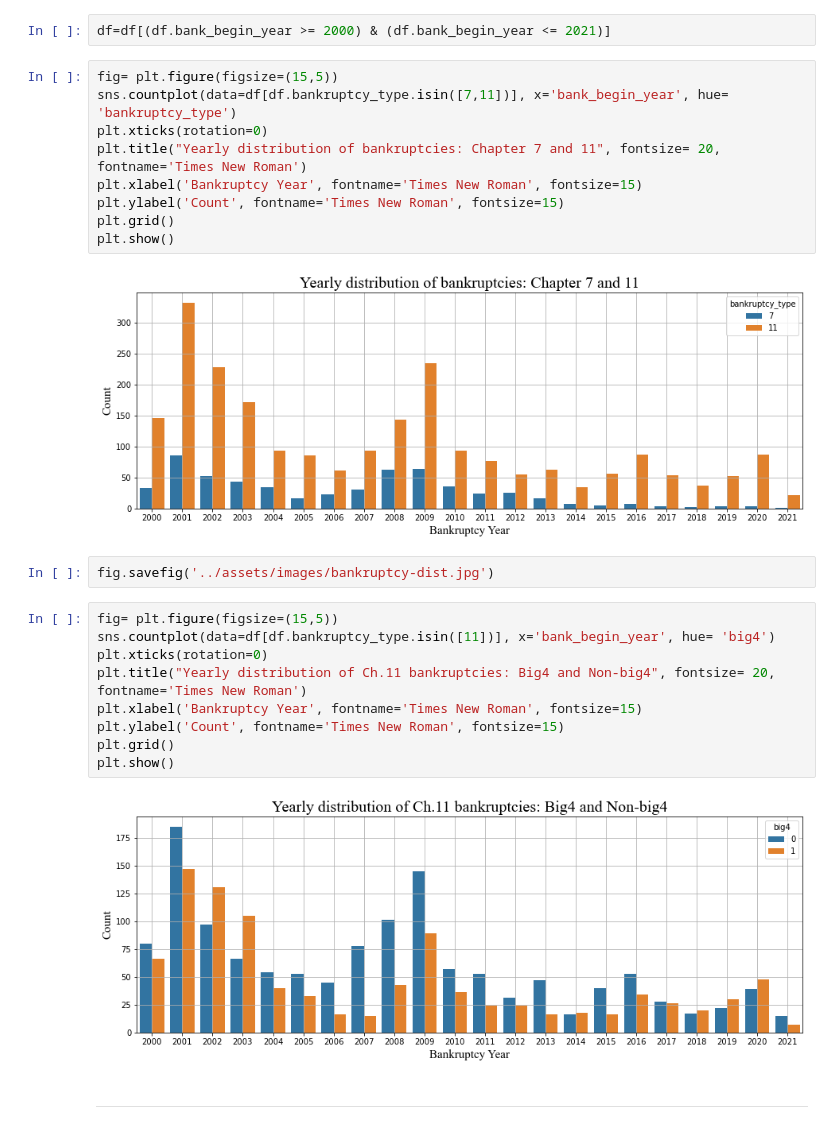
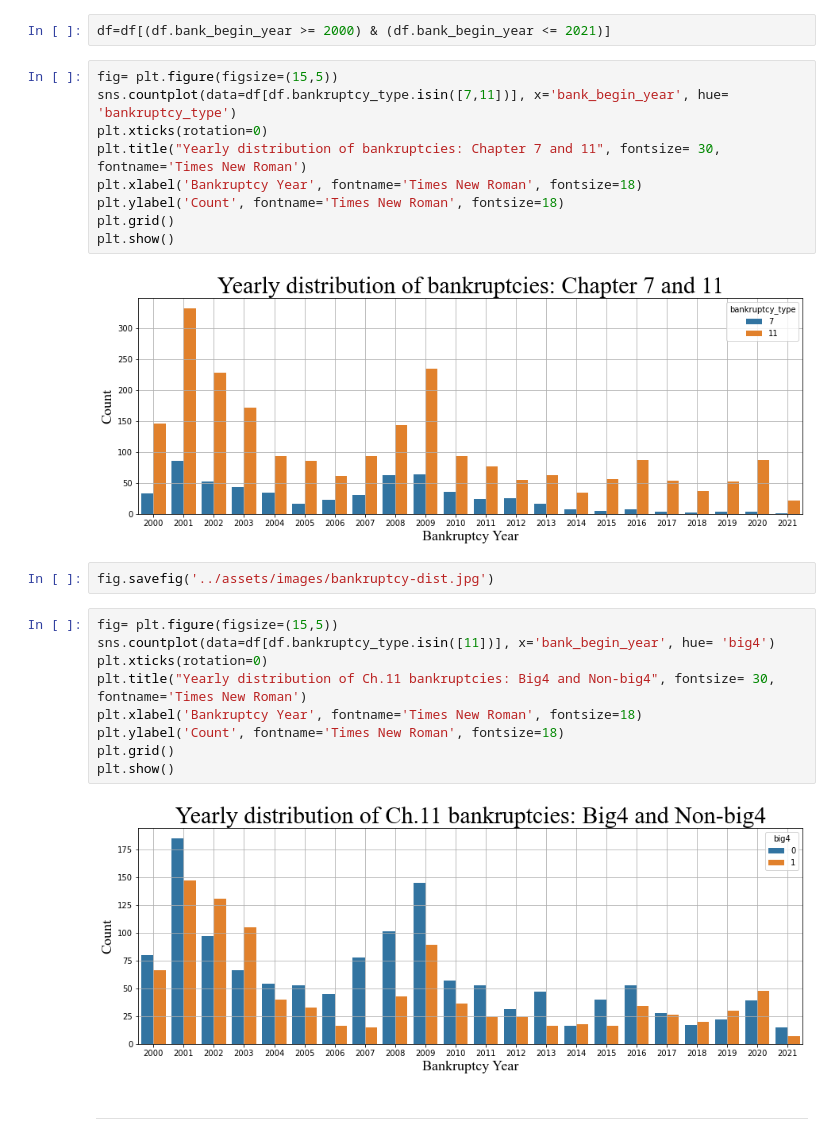
Before and after one commit to jaeyoonyu/jaeyoonyu.github.io, a Jupyter notebook: _code/wrds-download-AuditAnalytics-bankrupt.ipynb, the cells around one changed output. Cells and saved outputs as stored; diff of their text form.

```diff
--- a/_code/wrds-download-AuditAnalytics-bankrupt.ipynb
+++ b/_code/wrds-download-AuditAnalytics-bankrupt.ipynb
@@ -233,26 +222,26 @@ df=df[(df.bank_begin_year >= 2000) & (df.bank_begin_year <= 2021)]
 fig= plt.figure(figsize=(15,5))
 sns.countplot(data=df[df.bankruptcy_type.isin([7,11])], x='bank_begin_year', hue= 'bankruptcy_type')
 plt.xticks(rotation=0)
-plt.title("Yearly distribution of bankruptcies: Chapter 7 and 11", fontsize= 20, fontname='Times New Roman')
-plt.xlabel('Bankruptcy Year', fontname='Times New Roman', fontsize=15)
-plt.ylabel('Count', fontname='Times New Roman', fontsize=15)
+plt.title("Yearly distribution of bankruptcies: Chapter 7 and 11", fontsize= 30, fontname='Times New Roman')
+plt.xlabel('Bankruptcy Year', fontname='Times New Roman', fontsize=18)
+plt.ylabel('Count', fontname='Times New Roman', fontsize=18)
 plt.grid()
 plt.show()
 # %% [output]
-[figure, old version]
+[figure, new version]
 # %%
 fig.savefig('../assets/images/bankruptcy-dist.jpg')
 # %%
 fig= plt.figure(figsize=(15,5))
 sns.countplot(data=df[df.bankruptcy_type.isin([11])], x='bank_begin_year', hue= 'big4')
 plt.xticks(rotation=0)
-plt.title("Yearly distribution of Ch.11 bankruptcies: Big4 and Non-big4", fontsize= 20, fontname='Times New Roman')
-plt.xlabel('Bankruptcy Year', fontname='Times New Roman', fontsize=15)
-plt.ylabel('Count', fontname='Times New Roman', fontsize=15)
+plt.title("Yearly distribution of Ch.11 bankruptcies: Big4 and Non-big4", fontsize= 30, fontname='Times New Roman')
+plt.xlabel('Bankruptcy Year', fontname='Times New Roman', fontsize=18)
+plt.ylabel('Count', fontname='Times New Roman', fontsize=18)
 plt.grid()
 plt.show()
 # %% [output]
-[figure, old version]
+[figure, new version]
 # %% [markdown]
 --------------------
 # %% [markdown]
```
Also changed, not shown: parts of 1 cell of this notebook, 1 other file.
